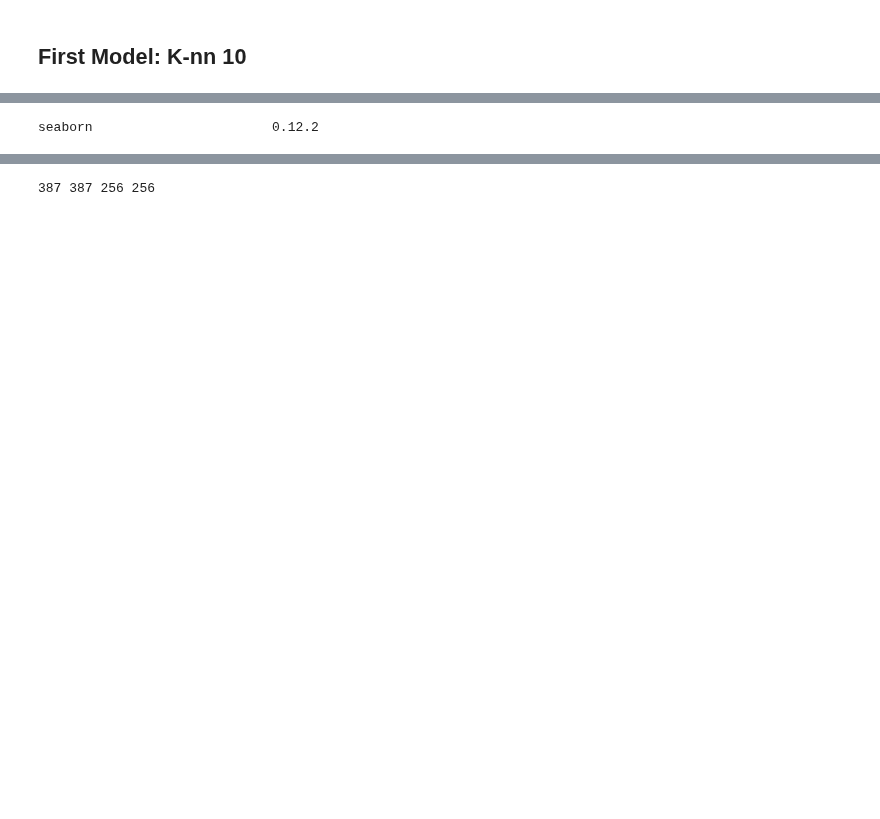
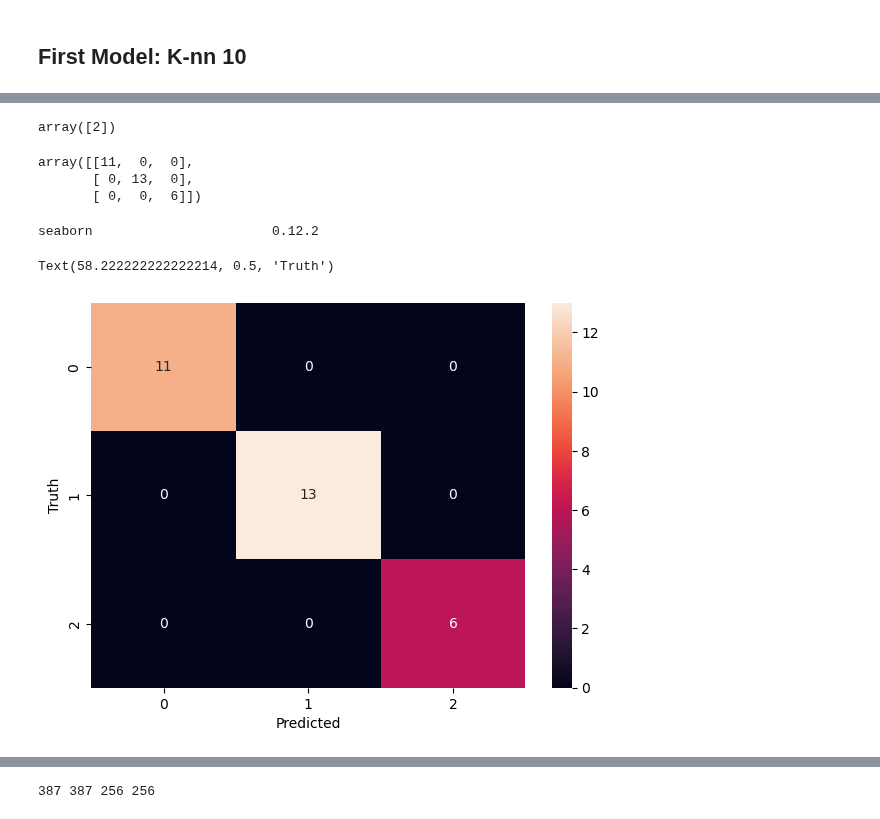
Before and after one commit to bthek1/ML_methods, a Jupyter notebook: _proc/01_K-NN.ipynb, the cells around one changed output, grey strips where cells are left out. Saved outputs shown, nothing was run; the diff lists cells and outputs as text; code cells hidden in the pictures; blank space fills up the shorter version.

```diff
--- a/_proc/01_K-NN.ipynb
+++ b/_proc/01_K-NN.ipynb
@@ -58,0 +228,5 @@ X_test = scaler.transform(X_test)
+# %%
+#| eval: false
+knn.predict([[4.8,3.0,1.5,0.3]])
+# %% [output]
+array([2])
@@ -59 +236,10 @@ X_test = scaler.transform(X_test)
+# %%
+#| eval: false
+y_pred = knn.predict(X_test)
+cm = confusion_matrix(y_test, y_pred)
+cm
+# %% [output]
+array([[11,  0,  0],
+       [ 0, 13,  0],
+       [ 0,  0,  6]])
 # %%
@@ -62,0 +254,9 @@ seaborn                       0.12.2
+# %%
+#| eval: false
+plt.figure(figsize=(7,5))
+sn.heatmap(cm, annot=True)
+plt.xlabel('Predicted')
+plt.ylabel('Truth')
+# %% [output]
+Text(58.222222222222214, 0.5, 'Truth')
+[figure, added]
```
Also changed, not shown: parts of 49 cells of this notebook, 34 other files.
